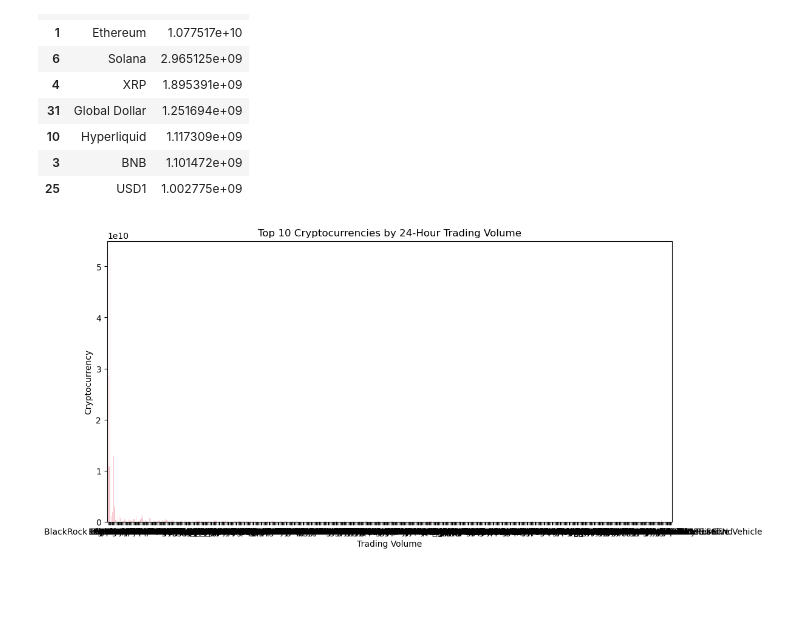
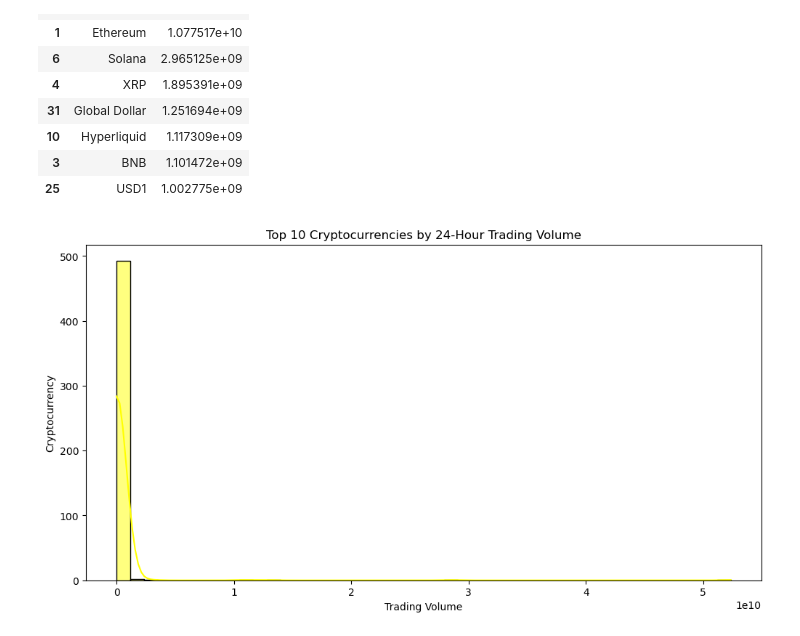
Before and after one commit to Dvitiya-Panchal015/Advanced_Multi_Source_Project, a Jupyter notebook: Crpto_API_Project/Crypto_EDA.ipynb, the cells around one changed output. Saved outputs shown, nothing was run; the diff lists cells and outputs as text; code cells hidden in the pictures; blank space fills up the shorter version.

```diff
--- a/Crpto_API_Project/Crypto_EDA.ipynb
+++ b/Crpto_API_Project/Crypto_EDA.ipynb
@@ -6,7 +6,7 @@ import numpy as np
 import matplotlib.pyplot as plt
 import seaborn as sns
 # %%
-df = pd.read_csv("C:\\Users\\Shree\\OneDrive\\Desktop\\Crpto_API_Project\\clean_crypto_data1.csv")
+df = pd.read_csv("C:\\Users\\Shree\\OneDrive\\Desktop\\Advanced_Multi_Source_Project\\Crpto_API_Project\\clean_crypto_data1.csv")
 df
 # %% [output]
 |  | Unnamed: 0 | Id | Symbol | Name | Image | Current_Price | Market_Cap | Market_Cap_Rank | ... |
@@ -123,17 +202,17 @@ Top_Volume[
 # %%
 plt.figure(figsize=(12, 6))
 
-sns.barplot(
+sns.histplot(
     data=df,
-    x="Name",
-    y="Total_Volume",
-    color = "Pink"
+    x="Total_Volume",
+    color = "Yellow",
+    kde = True
 )
 
 plt.title("Top 10 Cryptocurrencies by 24-Hour Trading Volume")
 plt.xlabel("Trading Volume")
 plt.ylabel("Cryptocurrency")
 
 plt.show()
 # %% [output]
-[figure, old version]
+[figure, new version]
```
Also changed, not shown: parts of 37 cells of this notebook, 1 other file.
